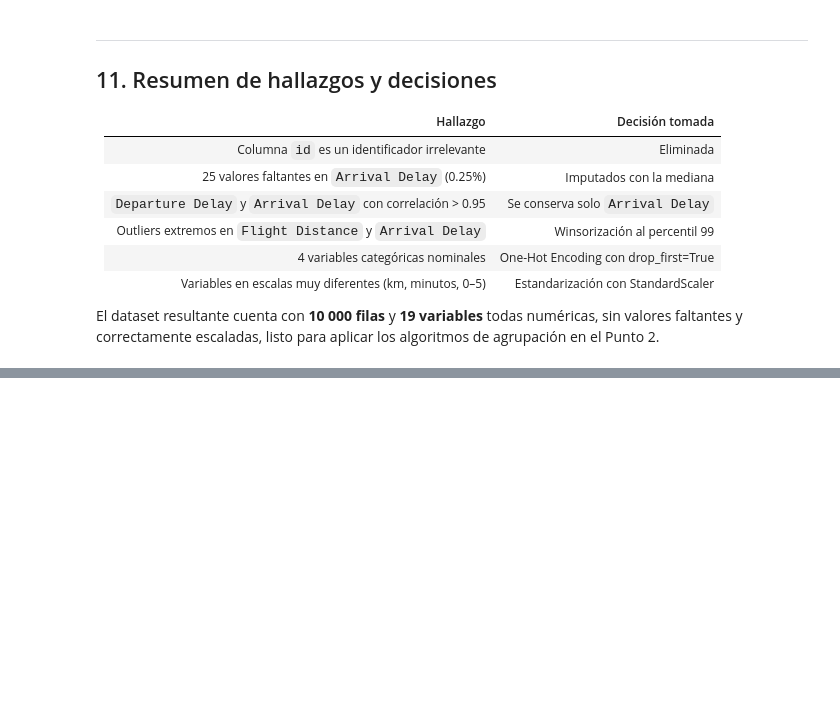
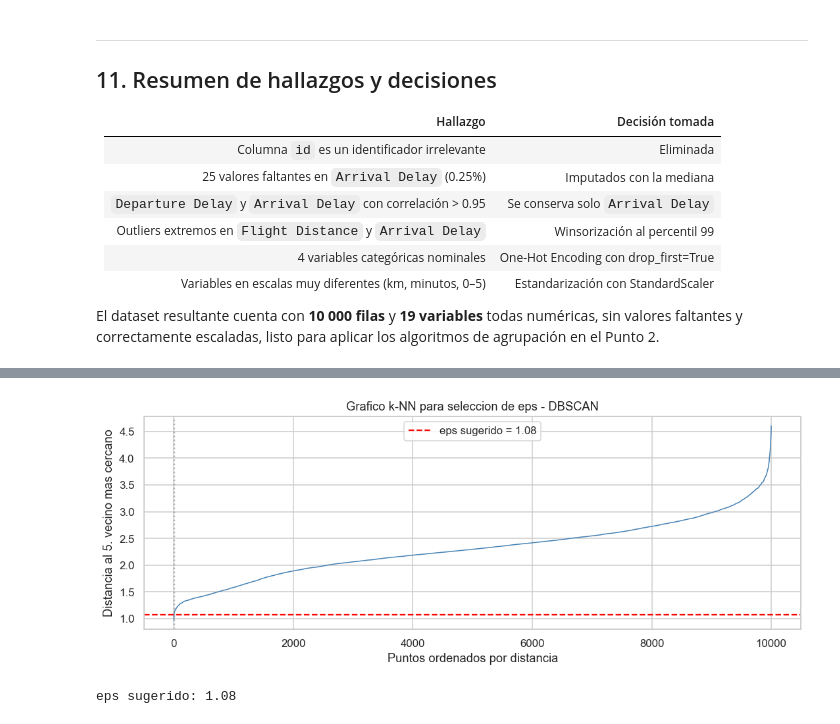
Before and after one commit to Castrux/Lab4Agrupacion, a Jupyter notebook: Lab4_Agrupacion.ipynb, the cells around one changed output, grey strips where cells are left out. Saved outputs shown, nothing was run; the diff lists cells and outputs as text; code cells hidden in the pictures; blank space fills up the shorter version.

```diff
--- a/Lab4_Agrupacion.ipynb
+++ b/Lab4_Agrupacion.ipynb
@@ -449,0 +472,13 @@ El dataset resultante cuenta con **10 000 filas** y **19 variables** todas numé
+# %%
+df_model = pd.read_csv("Datos_VuelaAlpes.csv")
+df_model["Arrival Delay in Minutes"] = df_model["Arrival Delay in Minutes"].fillna(
+    df_model["Arrival Delay in Minutes"].median())
+df_model.drop(columns=["id", "Departure Delay in Minutes"], inplace=True)
+
+num_cols_m = [c for c in df_model.columns
+              if c not in ["Gender", "Customer Type", "Type of Travel", "Class"]]
+cat_cols_m  = ["Gender", "Customer Type", "Type of Travel", "Class"]
+
+print(f"Filas x columnas: {df_model.shape}")
+print(f"Numericas ({len(num_cols_m)}): {num_cols_m}")
+print(f"Categoricas ({len(cat_cols_m)}): {cat_cols_m}")
@@ -449,0 +661,24 @@ El dataset resultante cuenta con **10 000 filas** y **19 variables** todas numé
+# %%
+nbrs        = NearestNeighbors(n_neighbors=5, algorithm='auto').fit(X_prep)
+knn_dist, _ = nbrs.kneighbors(X_prep)
+knn_sorted  = np.sort(knn_dist[:, -1])
+
+diffs      = np.diff(knn_sorted)
+diffs2     = np.diff(diffs)
+elbow_idx  = int(np.argmax(diffs2)) + 2
+eps_suggest = round(float(knn_sorted[elbow_idx]), 2)
+
+fig, ax = plt.subplots(figsize=(10, 4))
+ax.plot(knn_sorted, color='steelblue', linewidth=1)
+ax.axvline(elbow_idx, color='grey', linestyle=':', alpha=0.6)
+ax.axhline(eps_suggest, color='red', linestyle='--',
+           label=f'eps sugerido = {eps_suggest}')
+ax.set_xlabel('Puntos ordenados por distancia')
+ax.set_ylabel('Distancia al 5. vecino mas cercano')
+ax.set_title('Grafico k-NN para seleccion de eps - DBSCAN')
+ax.legend()
+plt.tight_layout(); plt.show()
+print(f'eps sugerido: {eps_suggest}')
+# %% [output]
+[figure, added]
+eps sugerido: 1.08
```
Also changed, not shown: parts of 19 cells of this notebook.
